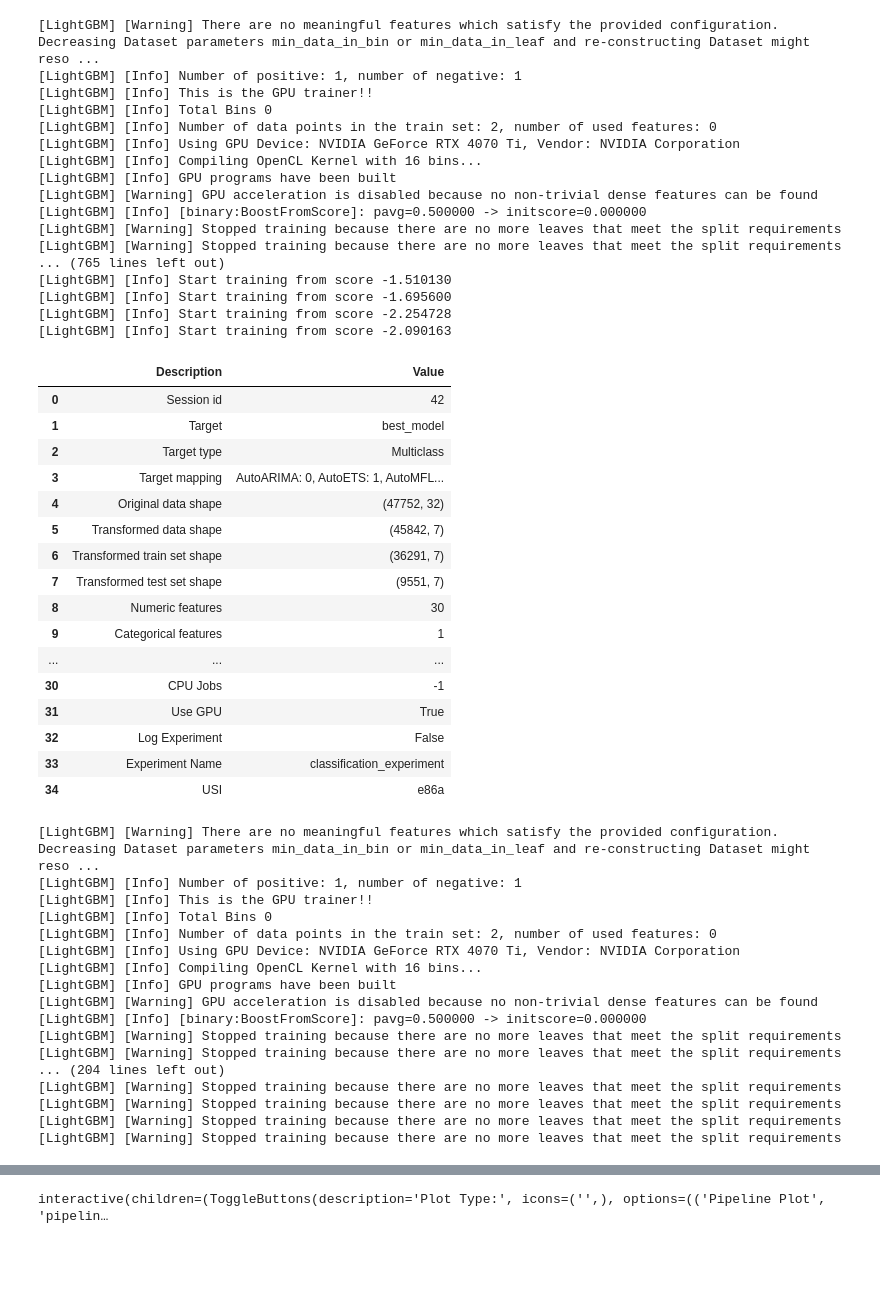
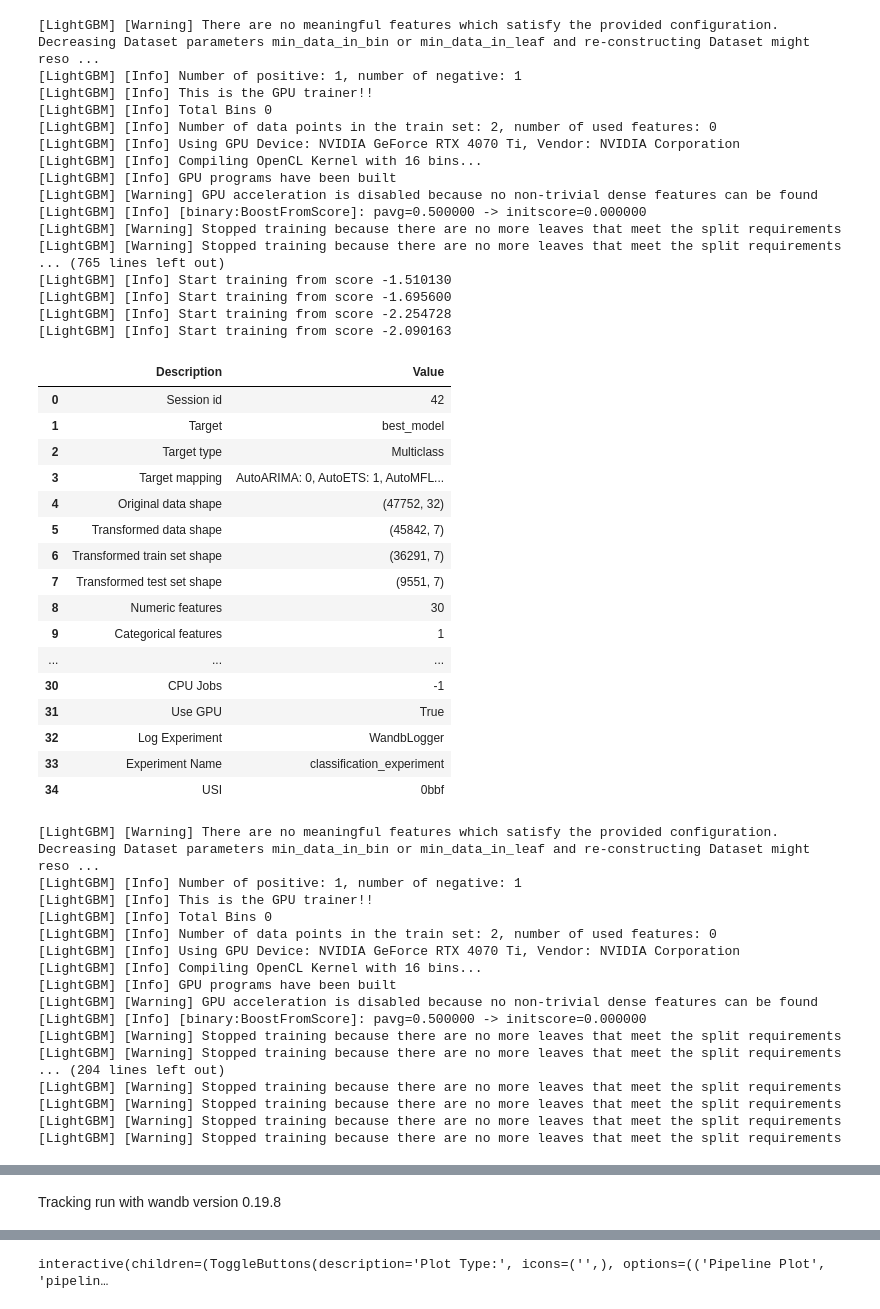
Before and after one commit to Jha-Pranav/ts, a Jupyter notebook: nbs/src/classification.mlclassifier.ipynb, the cells around one changed output, grey strips where cells are left out. Cells and saved outputs as stored; diff of their text form; code cells hidden in the pictures; blank space fills up the shorter version.

```diff
--- a/nbs/src/classification.mlclassifier.ipynb
+++ b/nbs/src/classification.mlclassifier.ipynb
@@ -69,45 +69,45 @@ s = setup(
     feature_selection=True,  # Enable automatic feature selection
     remove_outliers=True,  # Remove outliers
     outliers_threshold=0.05,  # Outlier threshold
-    log_experiment=False,  # Disable logging to MLflow
     experiment_name="classification_experiment",  # MLflow experiment name
     use_gpu=True,  # Use GPU if available
+    log_experiment="wandb",
 )
 # %% [output]
 [LightGBM] [Warning] There are no meaningful features which satisfy the provided configuration. Decreasing Dataset parameters min_data_in_bin or min_data_in_leaf and re-constructing Dataset might reso ...
 [LightGBM] [Info] Number of positive: 1, number of negative: 1
 [LightGBM] [Info] This is the GPU trainer!!
 [LightGBM] [Info] Total Bins 0
 [LightGBM] [Info] Number of data points in the train set: 2, number of used features: 0
 [LightGBM] [Info] Using GPU Device: NVIDIA GeForce RTX 4070 Ti, Vendor: NVIDIA Corporation
 [LightGBM] [Info] Compiling OpenCL Kernel with 16 bins...
 [LightGBM] [Info] GPU programs have been built
 [LightGBM] [Warning] GPU acceleration is disabled because no non-trivial dense features can be found
 [LightGBM] [Info] [binary:BoostFromScore]: pavg=0.500000 -> initscore=0.000000
 [LightGBM] [Warning] Stopped training because there are no more leaves that meet the split requirements
 [LightGBM] [Warning] Stopped training because there are no more leaves that meet the split requirements
 ... (765 lines left out)
 [LightGBM] [Info] Start training from score -1.510130
 [LightGBM] [Info] Start training from score -1.695600
 [LightGBM] [Info] Start training from score -2.254728
 [LightGBM] [Info] Start training from score -2.090163
 |  | Description | Value |
 | 0 | Session id | 42 |
 | 1 | Target | best_model |
 | 2 | Target type | Multiclass |
 | 3 | Target mapping | AutoARIMA: 0, AutoETS: 1, AutoMFL... |
 | 4 | Original data shape | (47752, 32) |
 | 5 | Transformed data shape | (45842, 7) |
 | 6 | Transformed train set shape | (36291, 7) |
 | 7 | Transformed test set shape | (9551, 7) |
 | 8 | Numeric features | 30 |
 | 9 | Categorical features | 1 |
 | ... | ... | ... |
 | 30 | CPU Jobs | -1 |
 | 31 | Use GPU | True |
-| 32 | Log Experiment | False |
+| 32 | Log Experiment | WandbLogger |
 | 33 | Experiment Name | classification_experiment |
-| 34 | USI | e86a |
+| 34 | USI | 0bbf |
 [LightGBM] [Warning] There are no meaningful features which satisfy the provided configuration. Decreasing Dataset parameters min_data_in_bin or min_data_in_leaf and re-constructing Dataset might reso ...
 [LightGBM] [Info] Number of positive: 1, number of negative: 1
 [LightGBM] [Info] This is the GPU trainer!!
@@ -127,0 +130 @@ s = setup(
+Tracking run with wandb version 0.19.8
```
Also changed, not shown: parts of 6 cells of this notebook, 9 other files.
